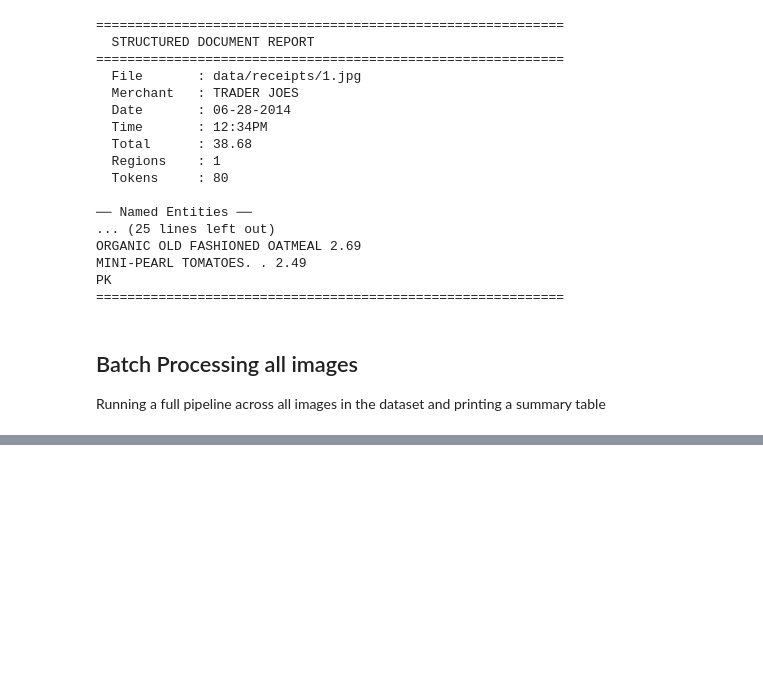
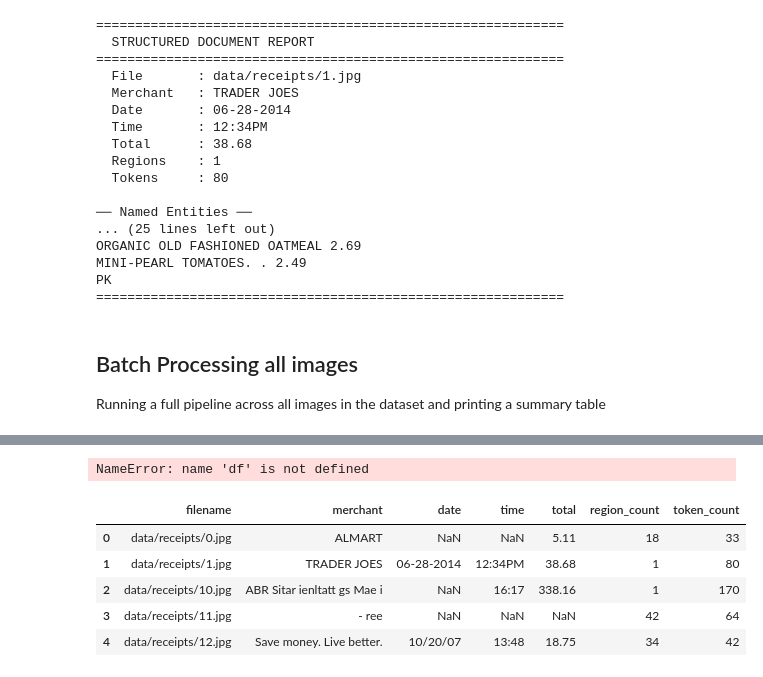
Before and after one commit to ATU-BDAAI/ca2-assignment-craiglawsonnn, a Jupyter notebook: CA2_Template.ipynb, the cells around one changed output, grey strips where cells are left out. Cells and saved outputs as stored; diff of their text form; code cells hidden in the pictures; blank space fills up the shorter version.

```diff
--- a/CA2_Template.ipynb
+++ b/CA2_Template.ipynb
@@ -883,0 +882,30 @@ KeyboardInterrupt:
+# %%
+print(df.columns.tolist())
+batch_results[0]
+# %% [output]
+NameError: name 'df' is not defined
+# %%
+flat_results = []
+
+for r in batch_results:
+    f = r.get("fields", {})
+
+    flat_results.append({
+        "filename": r.get("image_path"),
+        "merchant": f.get("merchant"),
+        "date": f.get("date"),
+        "time": f.get("time"),
+        "total": f.get("total"),
+        "region_count": r.get("region_count"),
+        "token_count": len(r.get("tokens", []))
+    })
+
+df_summary = pd.DataFrame(flat_results)
+display(df_summary)
+# %% [output]
+|  | filename | merchant | date | time | total | region_count | token_count |
+| 0 | data/receipts/0.jpg | ALMART | NaN | NaN | 5.11 | 18 | 33 |
+| 1 | data/receipts/1.jpg | TRADER JOES | 06-28-2014 | 12:34PM | 38.68 | 1 | 80 |
+| 2 | data/receipts/10.jpg | ABR Sitar ienltatt gs Mae i | NaN | 16:17 | 338.16 | 1 | 170 |
+| 3 | data/receipts/11.jpg | - ree | NaN | NaN | NaN | 42 | 64 |
+| 4 | data/receipts/12.jpg | Save money. Live better. | 10/20/07 | 13:48 | 18.75 | 34 | 42 |
```
Also changed, not shown: parts of 7 cells of this notebook.
